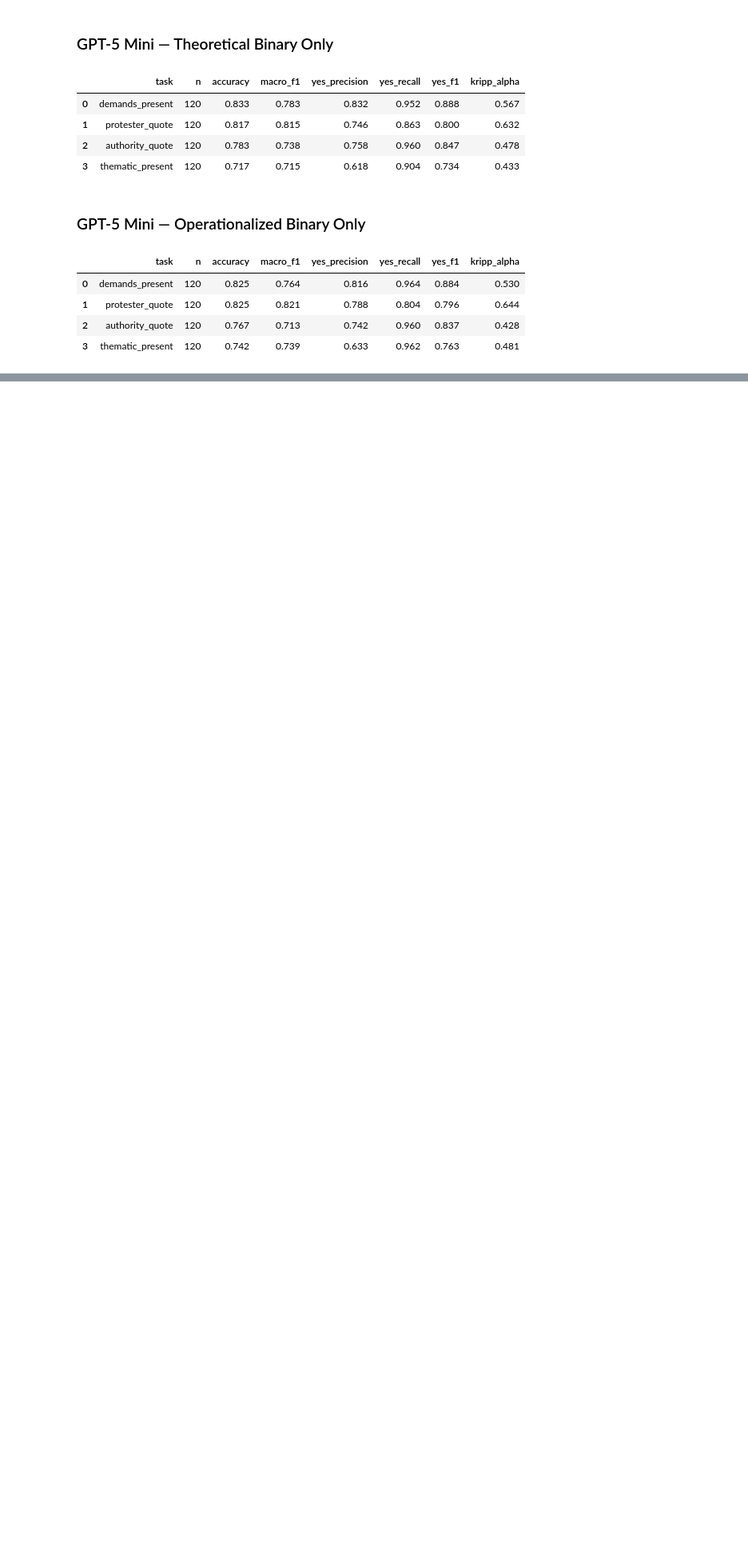
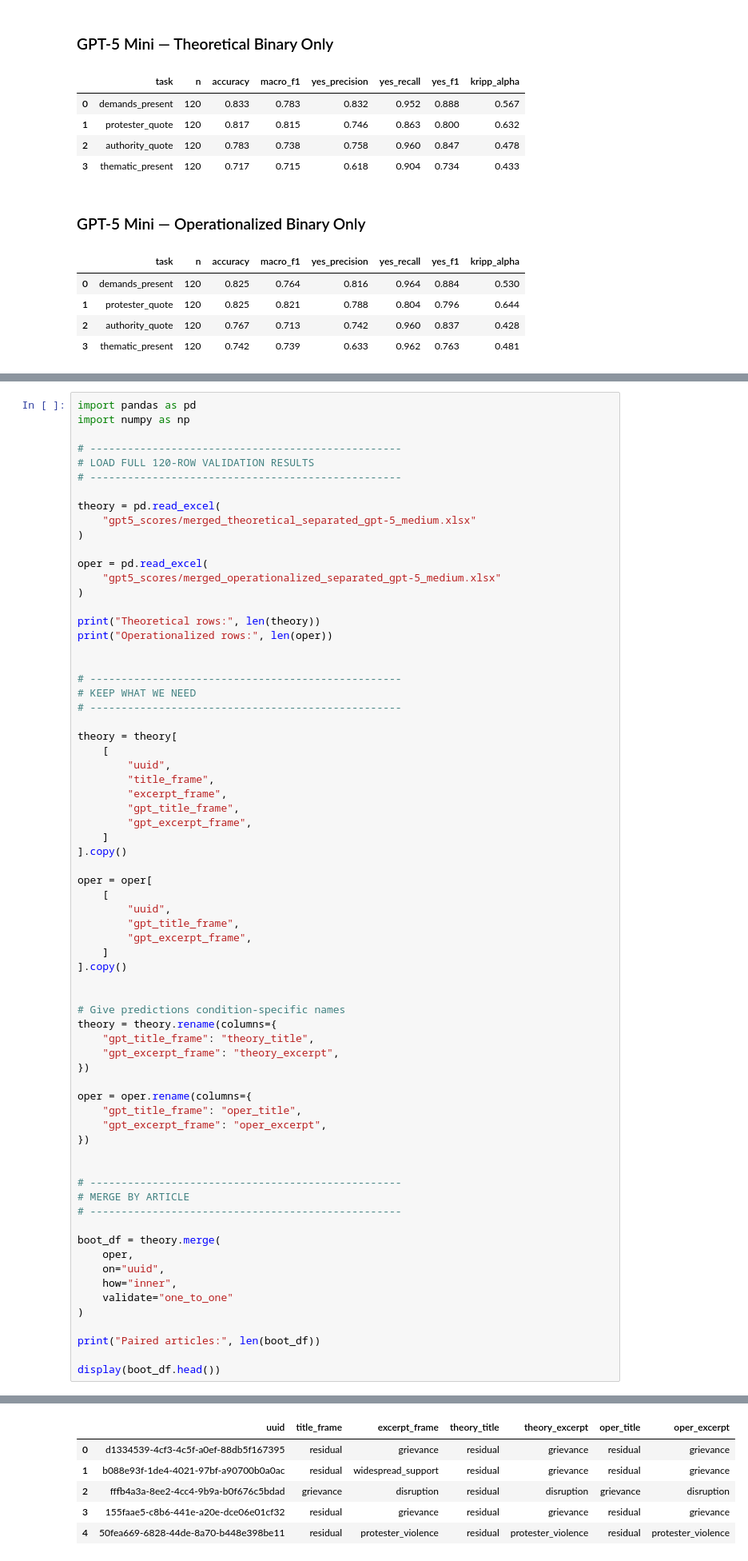
Before and after one commit to jjzhao12/protests_chai, a Jupyter notebook: frames/comparison.ipynb, the cells around one changed output, grey strips where cells are left out. Shown at 80% size. Saved outputs shown, nothing was run; the diff lists cells and outputs as text; blank space fills up the shorter version.

```diff
--- a/frames/comparison.ipynb
+++ b/frames/comparison.ipynb
@@ -92,0 +107,70 @@ show_results("GPT-5 Mini — Operationalized Binary Only", o_binary_5mini)
+# %%
+import pandas as pd
+import numpy as np
+
+# --------------------------------------------------
+# LOAD FULL 120-ROW VALIDATION RESULTS
+# --------------------------------------------------
+
+theory = pd.read_excel(
+    "gpt5_scores/merged_theoretical_separated_gpt-5_medium.xlsx"
+)
+
+oper = pd.read_excel(
+    "gpt5_scores/merged_operationalized_separated_gpt-5_medium.xlsx"
+)
+
+print("Theoretical rows:", len(theory))
+print("Operationalized rows:", len(oper))
+
+
+# --------------------------------------------------
+# KEEP WHAT WE NEED
+# --------------------------------------------------
+
+theory = theory[
+    [
+        "uuid",
+        "title_frame",
+        "excerpt_frame",
+        "gpt_title_frame",
+        "gpt_excerpt_frame",
+    ]
+].copy()
+
+oper = oper[
+    [
+        "uuid",
+        "gpt_title_frame",
+        "gpt_excerpt_frame",
+    ]
+].copy()
+
+
+# Give predictions condition-specific names
+theory = theory.rename(columns={
+    "gpt_title_frame": "theory_title",
+    "gpt_excerpt_frame": "theory_excerpt",
+})
+
+oper = oper.rename(columns={
+    "gpt_title_frame": "oper_title",
+    "gpt_excerpt_frame": "oper_excerpt",
+})
+
+
+# --------------------------------------------------
+# MERGE BY ARTICLE
+# --------------------------------------------------
+
+boot_df = theory.merge(
+    oper,
+    on="uuid",
+    how="inner",
+    validate="one_to_one"
+)
+
+print("Paired articles:", len(boot_df))
+
+display(boot_df.head())
+# %% [output]
@@ -92,0 +180,6 @@ show_results("GPT-5 Mini — Operationalized Binary Only", o_binary_5mini)
+|  | uuid | title_frame | excerpt_frame | theory_title | theory_excerpt | oper_title | oper_excerpt |
+| 0 | d1334539-4cf3-4c5f-a0ef-88db5f167395 | residual | grievance | residual | grievance | residual | grievance |
+| 1 | b088e93f-1de4-4021-97bf-a90700b0a0ac | residual | widespread_support | residual | grievance | residual | grievance |
+| 2 | fffb4a3a-8ee2-4cc4-9b9a-b0f676c5bdad | grievance | disruption | residual | disruption | grievance | disruption |
+| 3 | 155faae5-c8b6-441e-a20e-dce06e01cf32 | residual | grievance | residual | grievance | residual | grievance |
+| 4 | 50fea669-6828-44de-8a70-b448e398be11 | residual | protester_violence | residual | protester_violence | residual | protester_violence |
```
Also changed, not shown: parts of 19 cells of this notebook, 3 other files.
